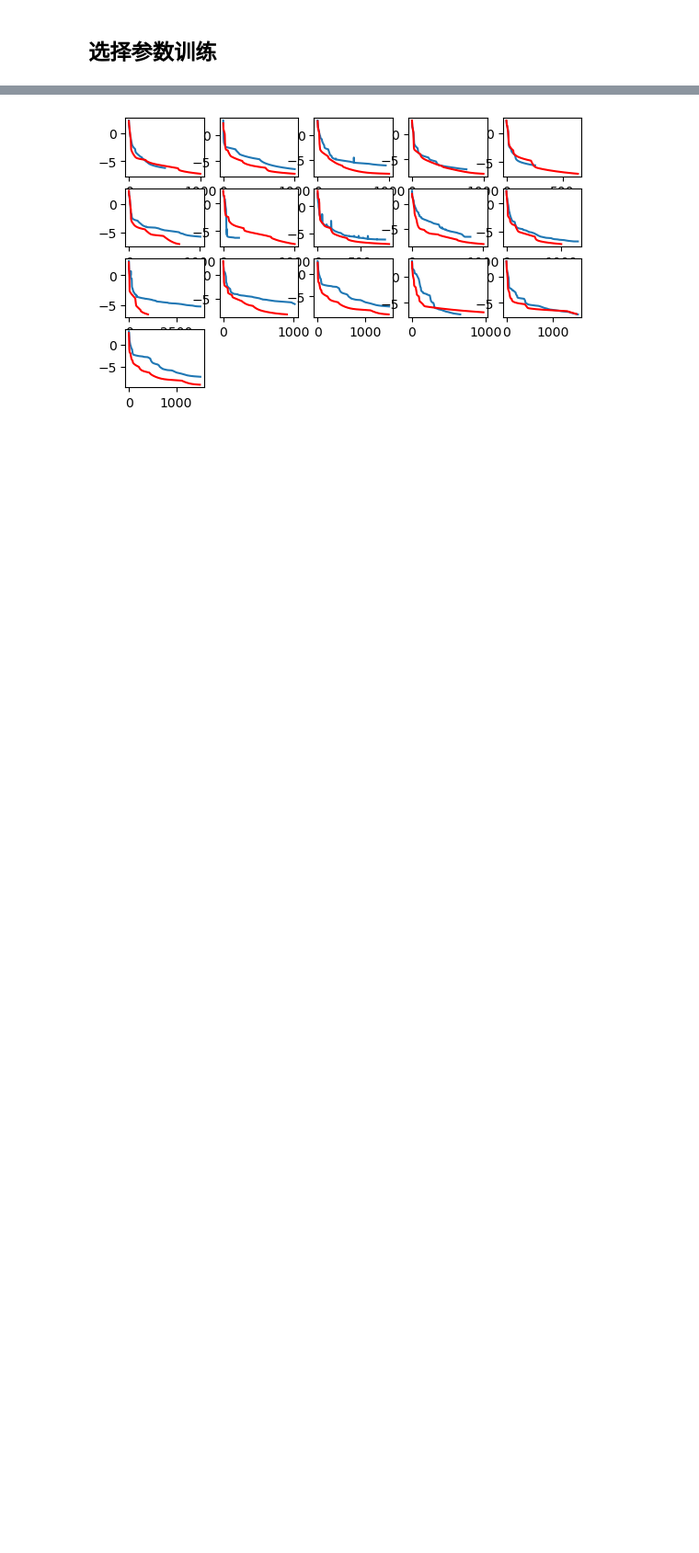
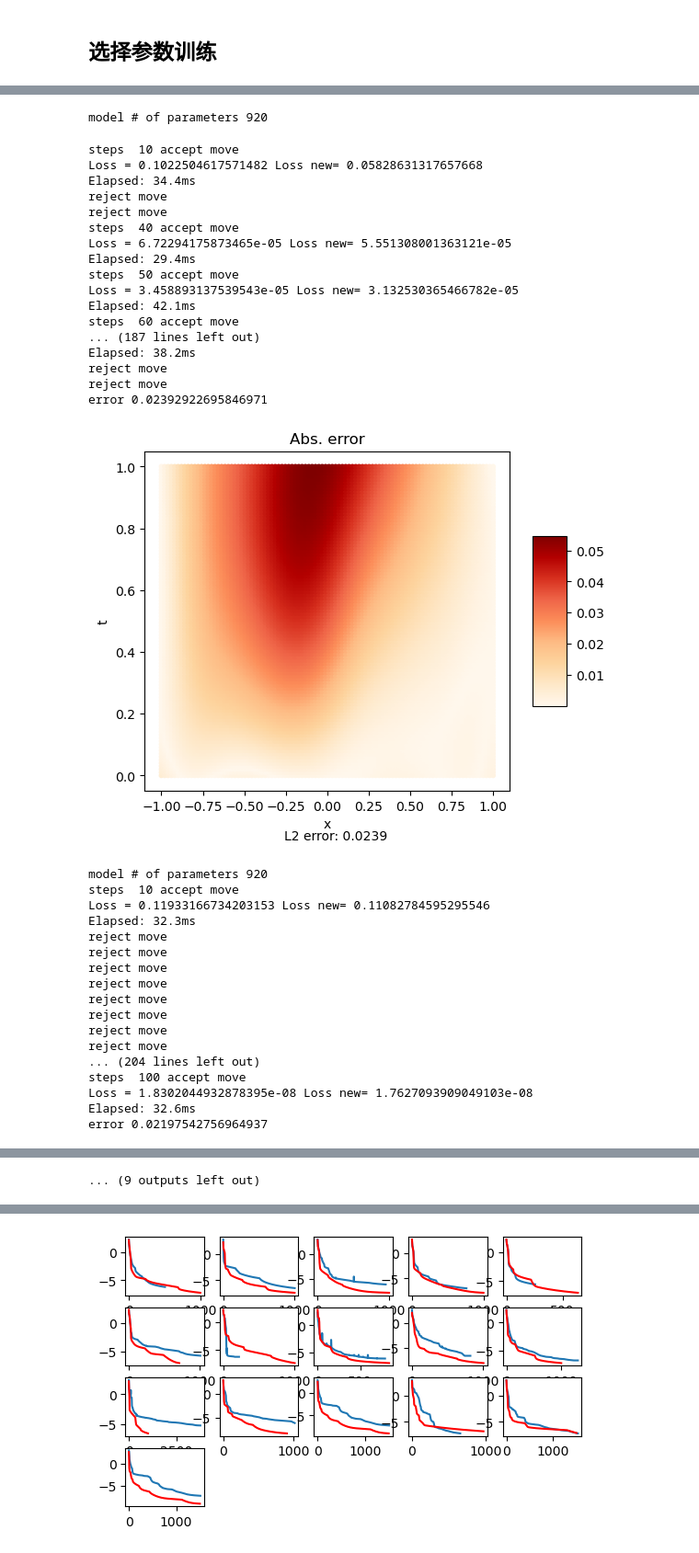
Before and after one commit to klaezhou/pde-lm, a Jupyter notebook: diffusion/Diffusion.ipynb, the cells around one changed output, grey strips where cells are left out. Shown at 92% size. Drawn from its saved outputs; the diff is of its cells as text; code cells hidden in the pictures; blank space fills up the shorter version.

Commit message:
代码修改： 增加 plot_time.py 函数，并修改了一些其他功能

```diff
--- a/diffusion/Diffusion.ipynb
+++ b/diffusion/Diffusion.ipynb
@@ -83,11 +83,12 @@ class PINN_S:
 
 
 
-        self.iter = 1000
-        self.loss_record=np.zeros(10000)
+
+        self.loss_record=np.zeros(100000)
         self.loss_iter=0
         self.Sampledata=np.array([])
-
+        self.time_iter=0
+        self.time_record=np.zeros(100000)
 
 
 
@@ -355,6 +356,7 @@ class PINN_S:
         lambda_up = 10
         lambda_down = 0.1
         diag = torch.eye(p_number)
+        elapsed_time_ms=0
         ####随机选择部分参数进行优化
         selected_columns = np.random.choice(p_number, opt_num, replace=False)
         ####
@@ -365,7 +367,7 @@ class PINN_S:
                 end_event = torch.cuda.Event(enable_timing=True)
                 start_event.record()
                 k = k + 1
-                print("step = ", k)
+
                 J_opt=J[:,selected_columns]
                 A_opt= torch.matmul(J_opt.t(),J_opt)
                 diag=torch.eye(A_opt.shape[0]).to(device)
@@ -393,33 +395,40 @@ class PINN_S:
 
 
                     F_p = F_fun(fx)
-                    print("Loss =", F_p.item())
+
                     fx_new = fx_fun(p_new)
                     F_pnew = F_fun(fx_new)
-                    print("Loss new=", F_pnew.item())
+
 
                     o = F_p - F_pnew
                     if o > 0:
                         self.loss_record[self.loss_iter] = float(F_pnew.item())
                         self.loss_iter += 1
-                        print('move')
+                        if k%10==0:
+                            print("steps ", k, end=' ')
+                            print('accept move')
+                            print("Loss =", F_p.item(), end=' ')
+                            print("Loss new=", F_pnew.item())
+                            print(f'Elapsed: {elapsed_time_ms:.1f}ms')
                         p = p_new
                         J = J_func(p)  # update J
-
                         mu = mu * lambda_down  # lower limit u =1e-11
 
 
                     else:
-                        print('reject move')
+                        if k % 10 == 0:print("reject move")
                         mu = mu * lambda_up  # Up limit u =1e11
                     end_event.record()
                     torch.cuda.synchronize()  # Wait for the events to be recorded!
                     elapsed_time_ms = start_event.elapsed_time(end_event)
-                    print(f'Elapsed: {elapsed_time_ms:.1f}ms')
+                    self.time_record[self.time_iter] = elapsed_time_ms
+                    self.time_iter += 1
+
 
         else:
             pass
 
+        self.avg_time = np.mean(self.time_record)
 
         return p
 
@@ -545,0 +496,49 @@ error 0.1165536084216351
+# %%
+import plot_l2error
+torch.cuda.empty_cache()
+avg_time=np.zeros(10)
+error=np.zeros(10)
+for j in range(10):
+    pinns_ran=PINN_S()
+    for i in range(10):
+        pinns_ran.new_sampling(9+i)
+        pinns_ran.LM(400+52*j,100,True)
+    avg_time[j]=pinns_ran.avg_time
+    error[j]=plot_l2error.plot_model_error(pinns_ran.model, (-1, 1), (0, 1), device='cuda')
+# %% [output]
+model # of parameters 920
+steps  10 accept move
+Loss = 0.1022504617571482 Loss new= 0.05828631317657668
+Elapsed: 34.4ms
+reject move
+reject move
+steps  40 accept move
+Loss = 6.72294175873465e-05 Loss new= 5.551308001363121e-05
+Elapsed: 29.4ms
+steps  50 accept move
+Loss = 3.458893137539543e-05 Loss new= 3.132530365466782e-05
+Elapsed: 42.1ms
+steps  60 accept move
+... (187 lines left out)
+Elapsed: 38.2ms
+reject move
+reject move
+error 0.02392922695846971
+[figure, added]
+model # of parameters 920
+steps  10 accept move
+Loss = 0.11933166734203153 Loss new= 0.11082784595295546
+Elapsed: 32.3ms
+reject move
+reject move
+reject move
+reject move
+reject move
+reject move
+reject move
+reject move
+... (204 lines left out)
+steps  100 accept move
+Loss = 1.8302044932878395e-08 Loss new= 1.7627093909049103e-08
+Elapsed: 32.6ms
+error 0.02197542756964937
@@ -545,0 +617 @@ error 0.1165536084216351
+... (9 outputs left out)
```
Also changed, not shown: parts of 9 cells of this notebook, 2 other files.
